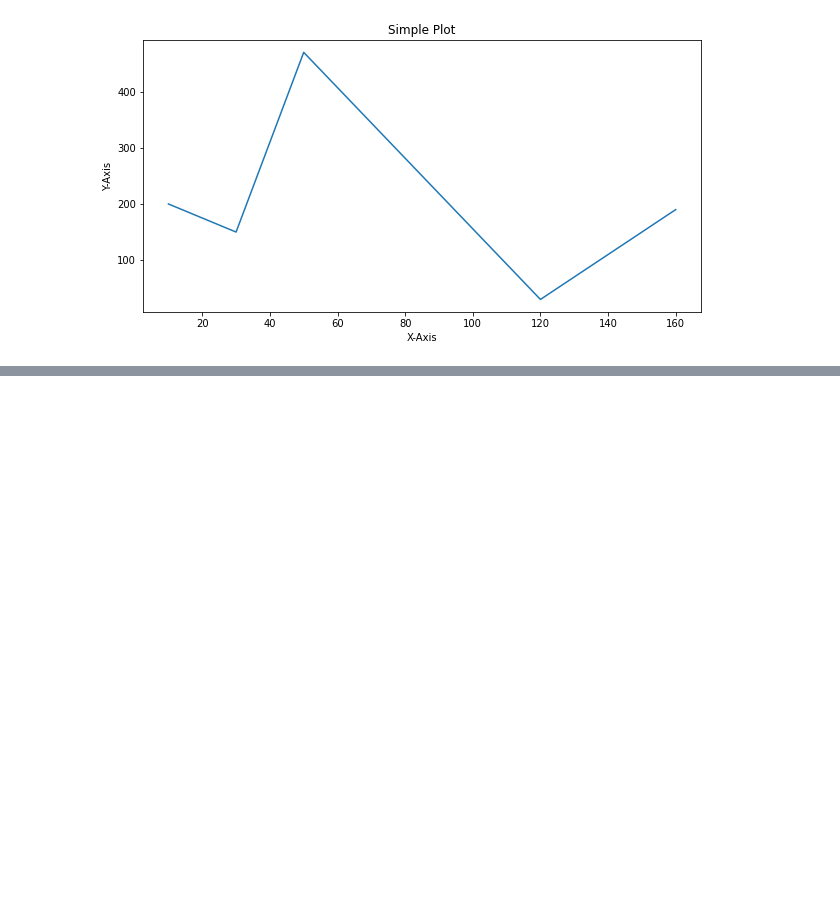
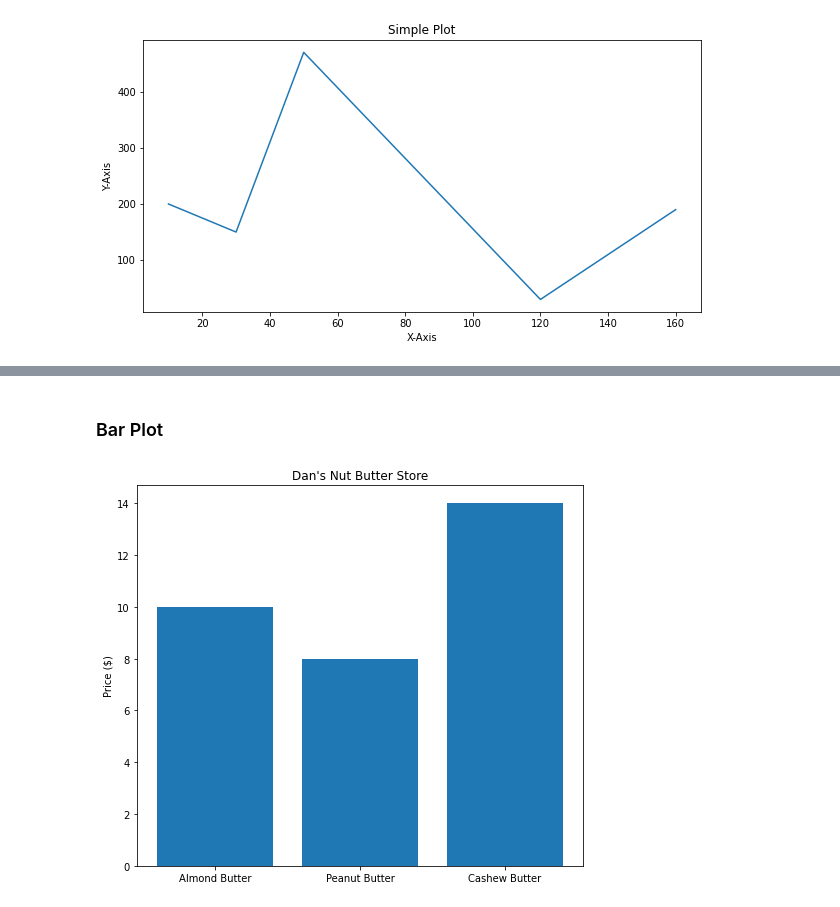
Before and after one commit to Naimul-Islam-Siam/Practice, a Jupyter notebook: ML/Matplotlib/Matplotlib_Intro.ipynb, the cells around one changed output, grey strips where cells are left out. Cells and saved outputs as stored; diff of their text form; code cells hidden in the pictures; blank space fills up the shorter version.

```diff
--- a/ML/Matplotlib/Matplotlib_Intro.ipynb
+++ b/ML/Matplotlib/Matplotlib_Intro.ipynb
@@ -39,0 +84,15 @@ ax.plot(x, y);
+# %% [markdown]
+### Bar Plot
+# %%
+nut_butter_prices = {"Almond Butter": 10,
+                     "Peanut Butter": 8,
+                     "Cashew Butter": 14}
+
+fig, ax = plt.subplots(figsize=(8, 7))
+
+ax.set(title="Dan's Nut Butter Store",
+       ylabel="Price ($)")
+
+ax.bar(nut_butter_prices.keys(), height=nut_butter_prices.values()); # bar
+# %% [output]
+[figure, added]
```
Also changed, not shown: parts of 10 cells of this notebook.
